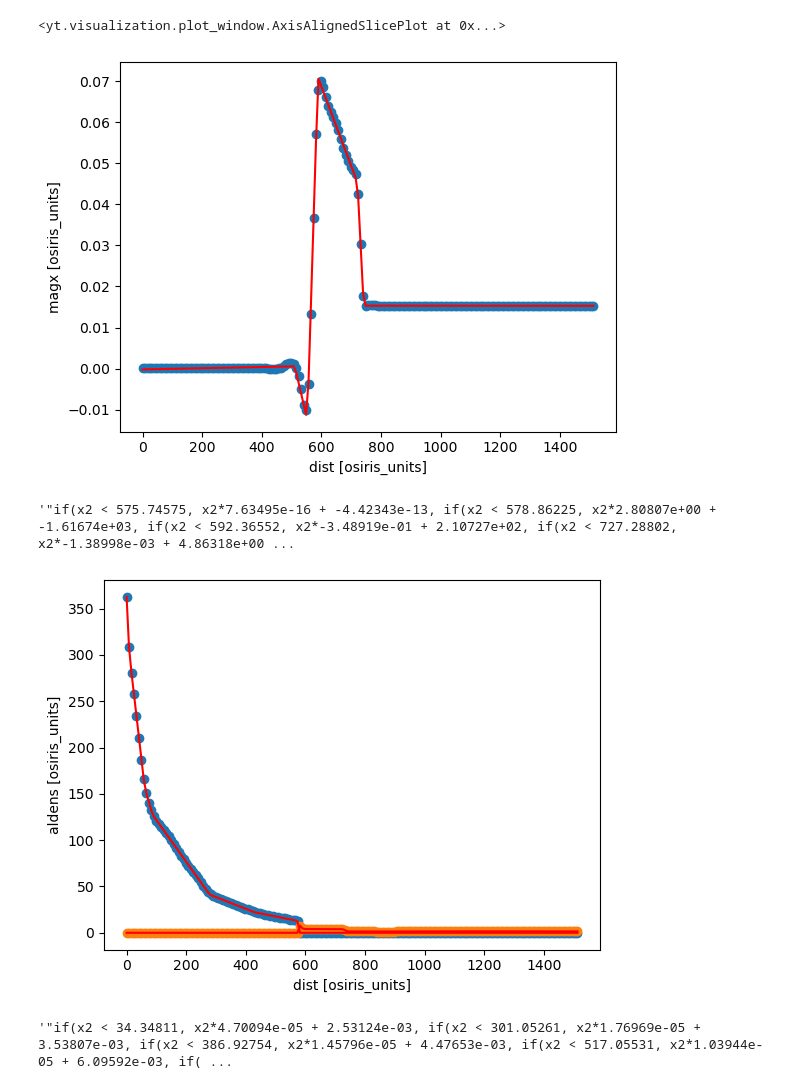
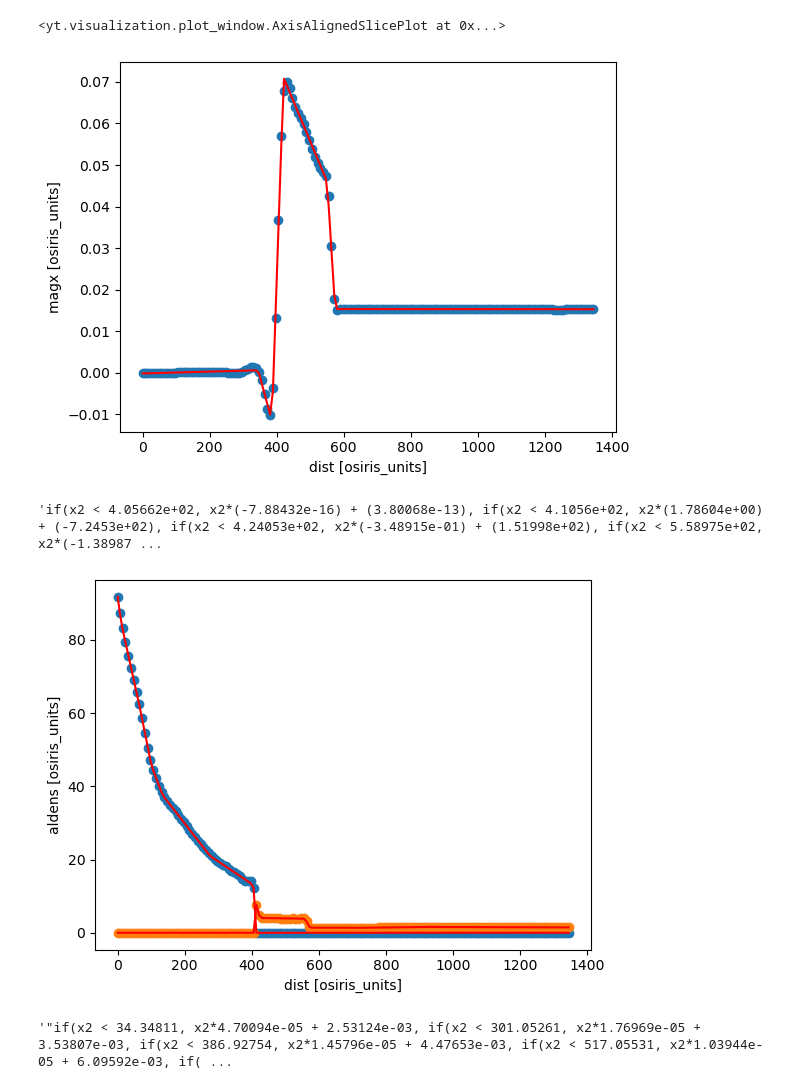
Before and after one commit to Schaeffer-Lab/MagShockZ, a Jupyter notebook: FLASH_OSIRIS_interface/simplified_magshockz.ipynb, the cells around one changed output. Saved outputs shown, nothing was run; the diff lists cells and outputs as text; code cells hidden in the pictures.

```diff
--- a/FLASH_OSIRIS_interface/simplified_magshockz.ipynb
+++ b/FLASH_OSIRIS_interface/simplified_magshockz.ipynb
@@ -19,12 +19,12 @@ yt.enable_plugins()
 
 ds = yt.load_for_osiris(data_path, rqm_factor = 10)
 
-start_point = (0,0.01,0)
+start_point = (0,0.05,0)
 end_point = (0,0.37,0)
 
 lineout = Ray(ds, start_point, end_point)
 
+lineout.show_ray("magx")
 
-lineout.show_ray("magx")
 fit_result = lineout.fit("magx", degree=6, fit_func="piecewise", plot=True)
 # %% [output]
@@ -47,12 +42,12 @@ yt : [INFO     ] 2025-07-21 18:09:51,731 Making a fixed resolution buffer of (('
 <yt.visualization.plot_window.AxisAlignedSlicePlot at 0x...>
-[figure, old version]
+[figure, new version]
 # %%
 lineout.fit("sidens", degree=8, fit_func="piecewise", plot=True)
 lineout.fit("aldens", degree=8, fit_func="piecewise", plot=True)
 # lineout.show_lineout("aldens")
 # %% [output]
-'"if(x2 < 575.74575, x2*7.63495e-16 + -4.42343e-13, if(x2 < 578.86225, x2*2.80807e+00 + -1.61674e+03, if(x2 < 592.36552, x2*-3.48919e-01 + 2.10727e+02, if(x2 < 727.28802, x2*-1.38998e-03 + 4.86318e+00 ...
+'if(x2 < 4.05662e+02, x2*(-7.88432e-16) + (3.80068e-13), if(x2 < 4.1056e+02, x2*(1.78604e+00) + (-7.2453e+02), if(x2 < 4.24053e+02, x2*(-3.48915e-01) + (1.51998e+02), if(x2 < 5.58975e+02, x2*(-1.38987 ...
-[figure, old version]
+[figure, new version]
 # %%
 lineout.fit('v_iy', degree=15, fit_func="piecewise", plot=True)
 lineout.fit('v_ey', degree=15, fit_func="piecewise", plot=True)
```
Also changed, not shown: parts of 1 cell of this notebook, 8 other files.
